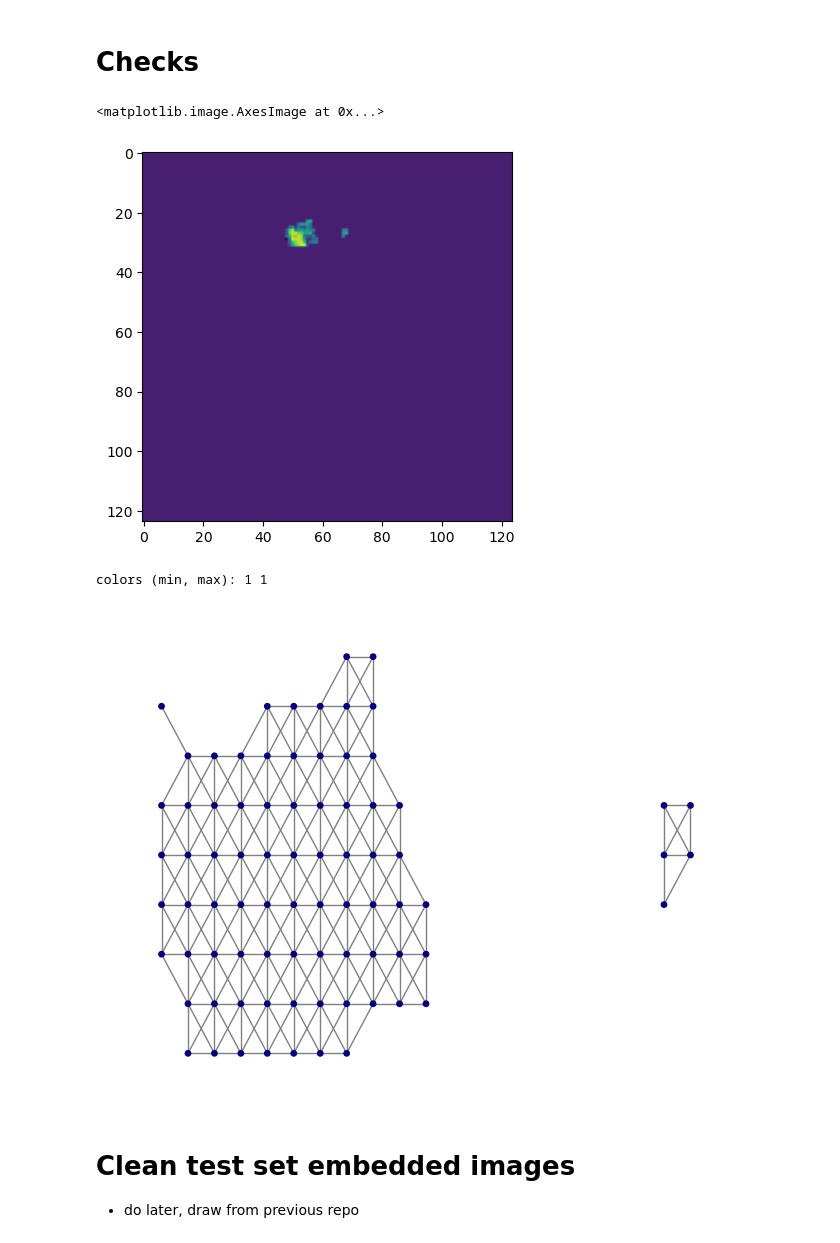
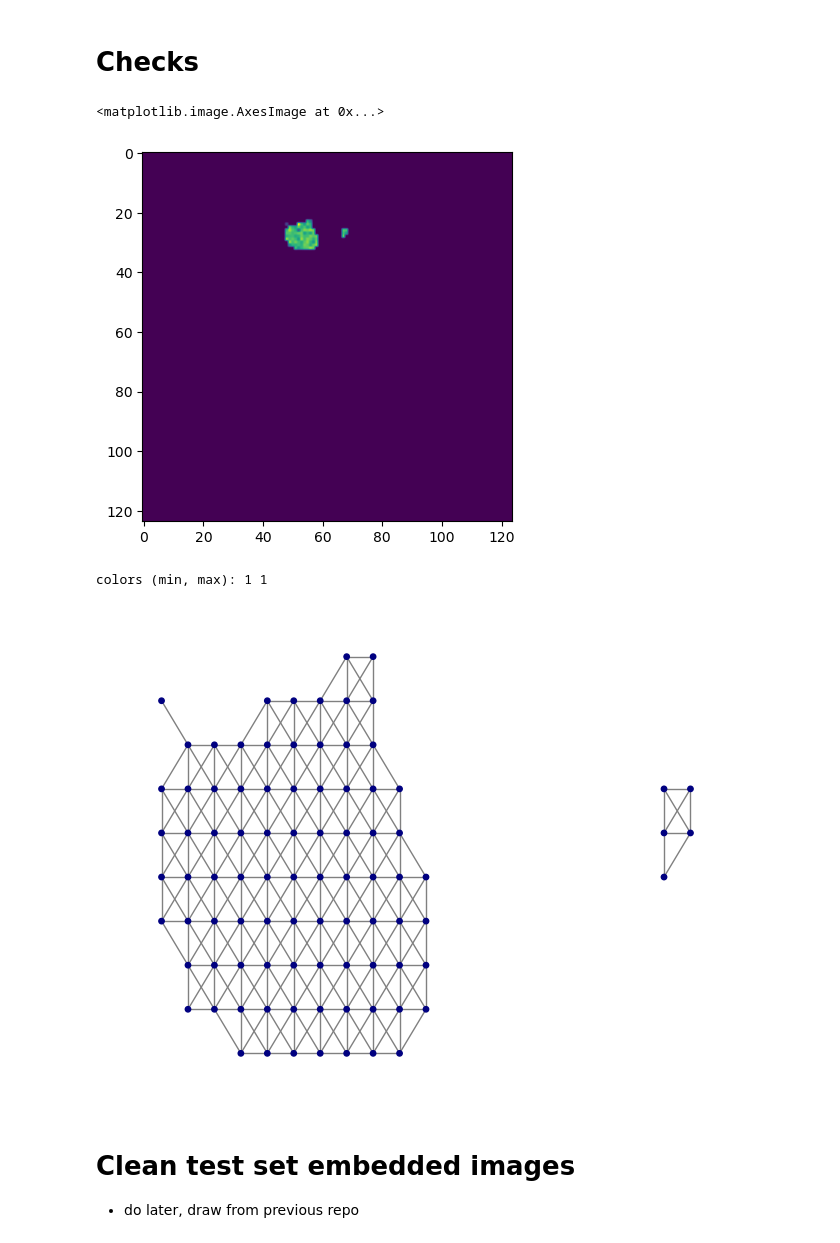
Before and after one commit to gmachiraju/K2, a Jupyter notebook: src/Histo-Step1-Embed.ipynb, the cells around one changed output. Cells and saved outputs as stored; diff of their text form; code cells hidden in the pictures.

```diff
--- a/src/Histo-Step1-Embed.ipynb
+++ b/src/Histo-Step1-Embed.ipynb
@@ -63,7 +63,7 @@ import utils
 import networkx as nx
 import numpy as np
 # %%
-modelstr = "plip"
+modelstr = "vit_iid"
 # %%
 # compare crop coords:
 # cc_clip = utils.deserialize("/home/lofi/lofi/src/outputs_clip/test_clip_crop_coords.obj")
@@ -322,17 +338,18 @@ print(len(os.listdir(new_dir)))
 # %% [markdown]
 # Checks
 # %%
-train_sample = np.load("/home/data/tinycam/train/Zs_plip/Z-normal_021.npy")
+import matplotlib.pyplot as plt
+train_sample = np.load("/home/data/tinycam/train/Zs_" + modelstr + "/Z-normal_021.npy")
 plt.imshow(train_sample[:,:,0])
 # %% [output]
 <matplotlib.image.AxesImage at 0x...>
-[figure, old version]
+[figure, new version]
 # %%
-G = utils.deserialize("/home/data/tinycam/train/Gs_plip/G-normal_021")
+G = utils.deserialize("/home/data/tinycam/train/Gs_" + modelstr + "/G-normal_021")
 visualize_sprite(G, modality="image", checking_flag=True)
 # %% [output]
 colors (min, max): 1 1
-[figure, old version]
+[figure, new version]
 # %% [markdown]
 # Clean test set embedded images
 - do later, draw from previous repo
```
Also changed, not shown: parts of 20 cells of this notebook, 6 other files.
